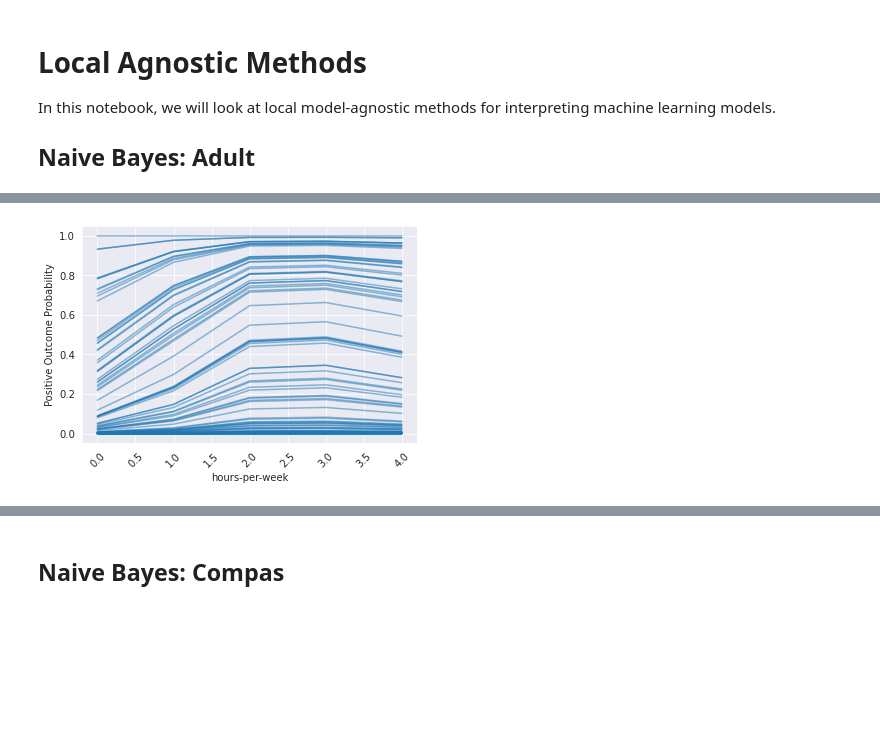
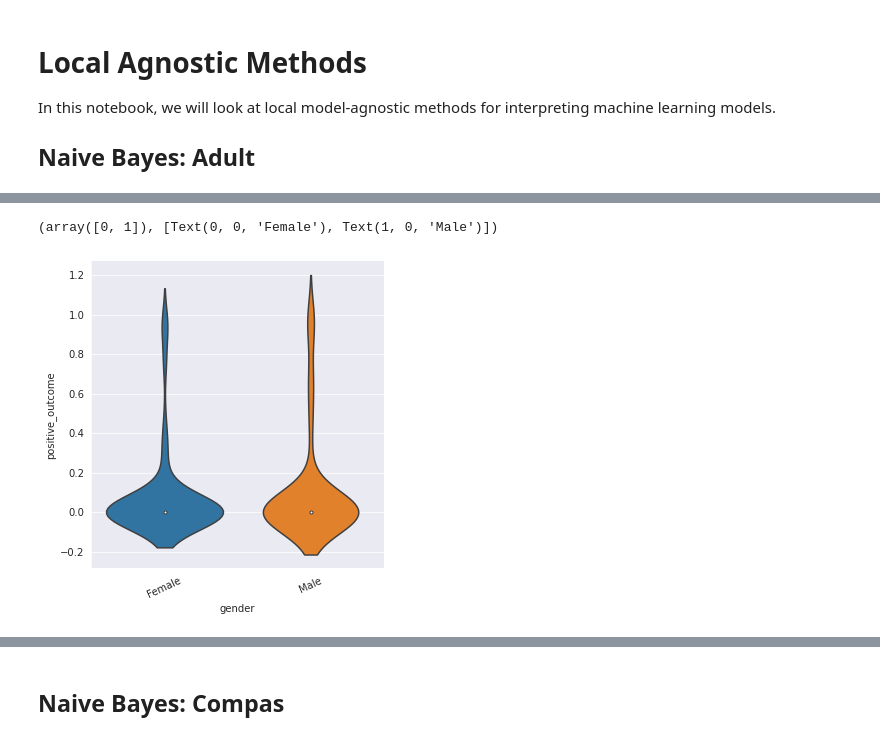
Before and after one commit to bcwein/Forseti, a Jupyter notebook: notebooks/local-agnostic.ipynb, the cells around one changed output, grey strips where cells are left out. Saved outputs shown, nothing was run; the diff lists cells and outputs as text; code cells hidden in the pictures; blank space fills up the shorter version.

```diff
--- a/notebooks/local-agnostic.ipynb
+++ b/notebooks/local-agnostic.ipynb
@@ -23,3 +25,5 @@ sns.set_style('darkgrid')
+# %%
+kind = 'violin'
 # %%
 adultsens = pd.read_csv('data/adult.csv')
 label = 'income'
@@ -37,14 +66,23 @@ model.ICEplot('gender', samples=100)
 # %%
 sensitives = ['gender', 'race']
-adult = adultsens.drop(sensitives, axis=1)
+adult = adultsens
+adult[sensitives] = adult[sensitives].sample(frac=1)
 
 model = interpretableNaiveBayes()
 model.train(
     label,
-    adultsens,
+    adult,
     'NB'
 )
 
-model.ICEplot('race', samples=100)
+df = model.ICE('gender', samples=100)
+sns.catplot(
+    x='gender',
+    y='positive_outcome',
+    data=df,
+    kind=kind
+)
+plt.xticks(rotation=25)
 # %% [output]
+(array([0, 1]), [Text(0, 0, 'Female'), Text(1, 0, 'Male')])
-[figure, old version]
+[figure, new version]
```
Also changed, not shown: parts of 19 cells of this notebook.
